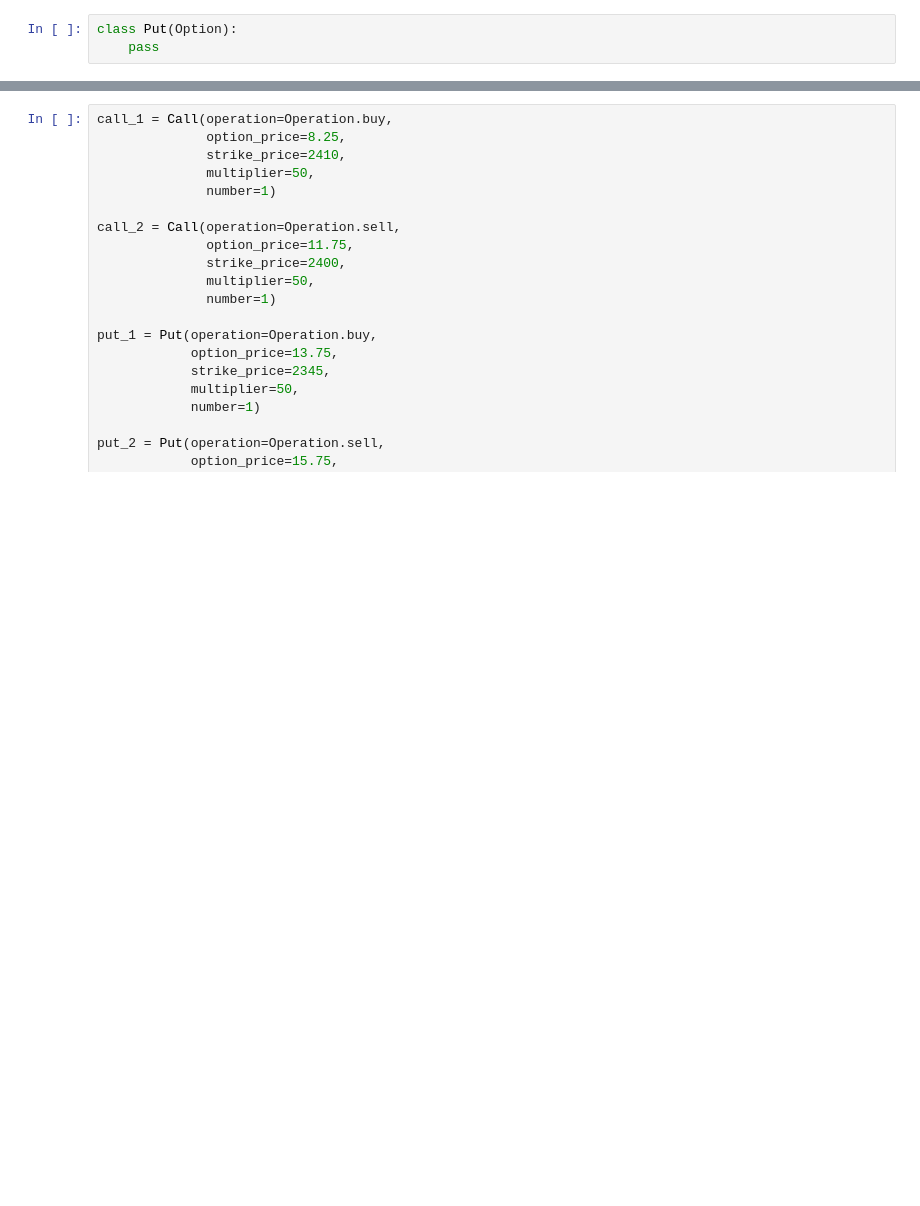
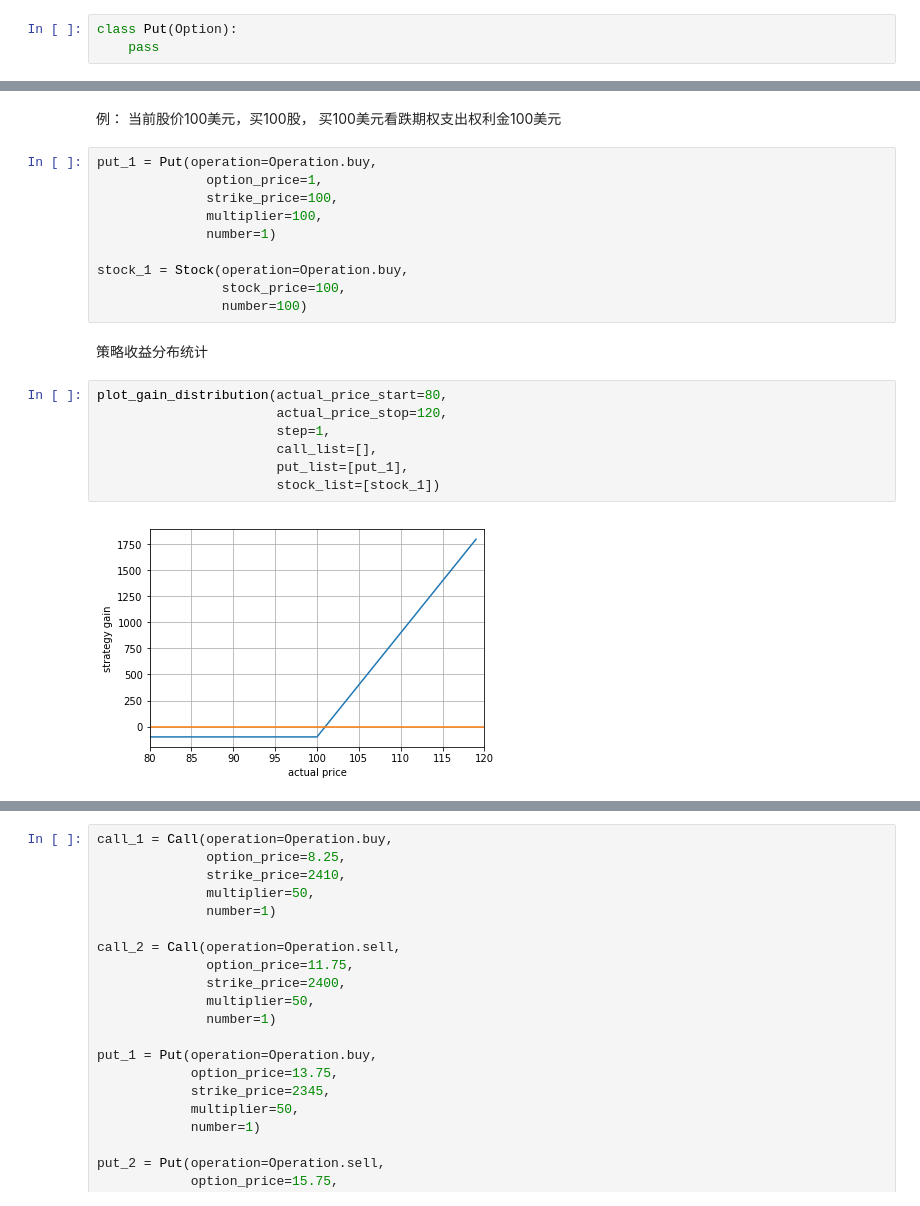
Before and after one commit to supersheepbear/notebooks, a Jupyter notebook: option/option_gain_loss_calculation.ipynb, the cells around one changed output, grey strips where cells are left out. Saved outputs shown, nothing was run; the diff lists cells and outputs as text; blank space fills up the shorter version.

```diff
--- a/option/option_gain_loss_calculation.ipynb
+++ b/option/option_gain_loss_calculation.ipynb
@@ -114,0 +217,23 @@ class GainCalculation(object):
+# %% [markdown]
+例： 当前股价100美元，买100股， 买100美元看跌期权支出权利金100美元
+# %%
+put_1 = Put(operation=Operation.buy,
+              option_price=1,
+              strike_price=100,
+              multiplier=100,
+              number=1)
+
+stock_1 = Stock(operation=Operation.buy,
+                stock_price=100,
+                number=100)
+# %% [markdown]
+策略收益分布统计
+# %%
+plot_gain_distribution(actual_price_start=80,
+                       actual_price_stop=120,
+                       step=1,
+                       call_list=[],
+                       put_list=[put_1],
+                       stock_list=[stock_1])
+# %% [output]
+[figure, added]
```
Also changed, not shown: parts of 88 cells of this notebook.
